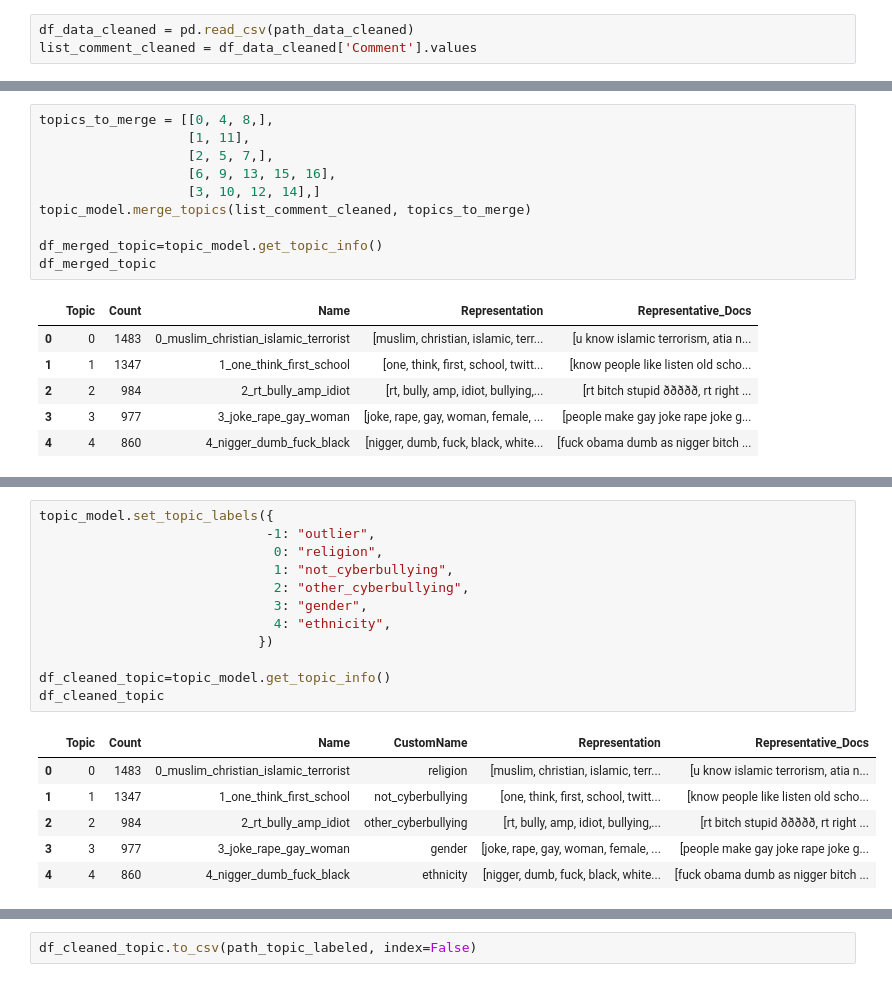
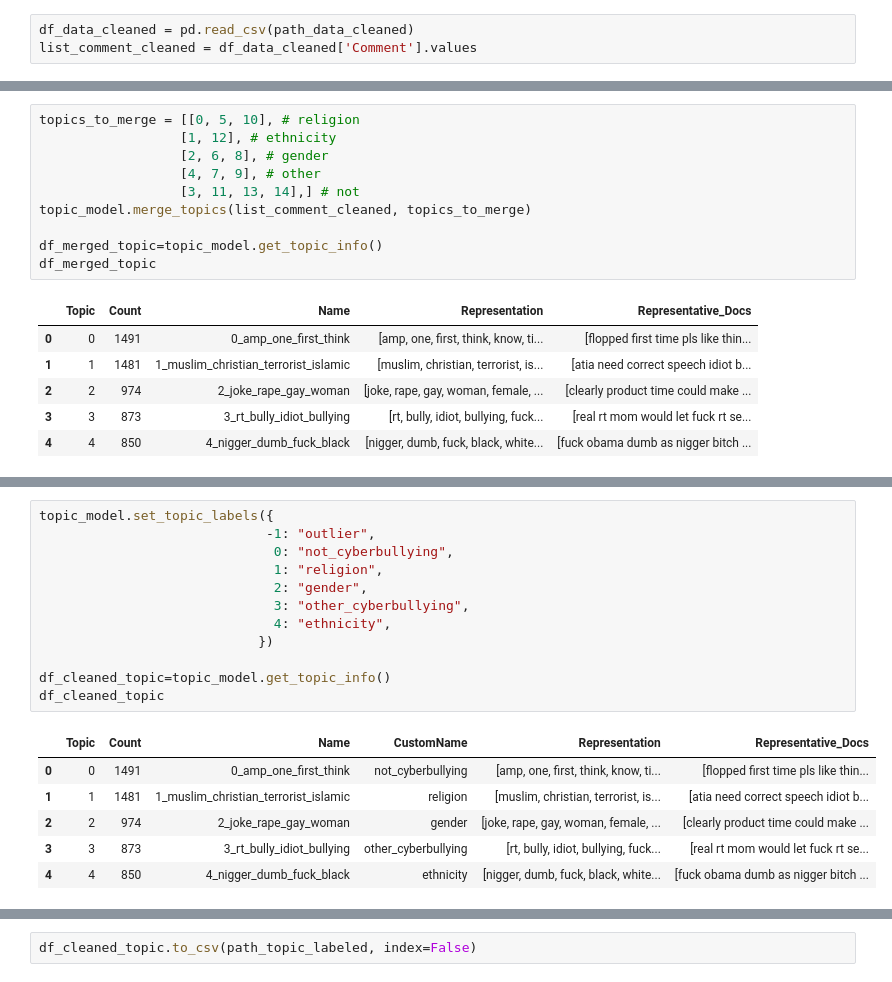
Before and after one commit to FangLee2003/Text-Clustering-Auto-Labeling, a Jupyter notebook: Text Clustering & Auto Labeling.ipynb, the cells around one changed output, grey strips where cells are left out. Saved outputs shown, nothing was run; the diff lists cells and outputs as text.

```diff
--- a/Text Clustering & Auto Labeling.ipynb
+++ b/Text Clustering & Auto Labeling.ipynb
@@ -591,22 +586,22 @@ topic_model.visualize_documents(list_comment_cleaned)
 # %% [output]
 [interactive output not drawn]
 # %%
-topics_to_merge = [[0, 4, 8,],
-                   [1, 11],
-                   [2, 5, 7,],
-                   [6, 9, 13, 15, 16],
-                   [3, 10, 12, 14],]
+topics_to_merge = [[0, 5, 10], # religion
+                  [1, 12], # ethnicity
+                  [2, 6, 8], # gender
+                  [4, 7, 9], # other
+                  [3, 11, 13, 14],] # not
 topic_model.merge_topics(list_comment_cleaned, topics_to_merge)
 
 df_merged_topic=topic_model.get_topic_info()
 df_merged_topic
 # %% [output]
 |  | Topic | Count | Name | Representation | Representative_Docs |
-| 0 | 0 | 1483 | 0_muslim_christian_islamic_terrorist | [muslim, christian, islamic, terr... | [u know islamic terrorism, atia n... |
-| 1 | 1 | 1347 | 1_one_think_first_school | [one, think, first, school, twitt... | [know people like listen old scho... |
-| 2 | 2 | 984 | 2_rt_bully_amp_idiot | [rt, bully, amp, idiot, bullying,... | [rt bitch stupid ððððð, rt right ... |
-| 3 | 3 | 977 | 3_joke_rape_gay_woman | [joke, rape, gay, woman, female, ... | [people make gay joke rape joke g... |
-| 4 | 4 | 860 | 4_nigger_dumb_fuck_black | [nigger, dumb, fuck, black, white... | [fuck obama dumb as nigger bitch ... |
+| 0 | 0 | 1491 | 0_amp_one_first_think | [amp, one, first, think, know, ti... | [flopped first time pls like thin... |
+| 1 | 1 | 1481 | 1_muslim_christian_terrorist_islamic | [muslim, christian, terrorist, is... | [atia need correct speech idiot b... |
+| 2 | 2 | 974 | 2_joke_rape_gay_woman | [joke, rape, gay, woman, female, ... | [clearly product time could make ... |
+| 3 | 3 | 873 | 3_rt_bully_idiot_bullying | [rt, bully, idiot, bullying, fuck... | [real rt mom would let fuck rt se... |
+| 4 | 4 | 850 | 4_nigger_dumb_fuck_black | [nigger, dumb, fuck, black, white... | [fuck obama dumb as nigger bitch ... |
 # %%
 topic_model.visualize_barchart(top_n_topics=8, n_words=5)
 # %% [output]
@@ -614,22 +609,22 @@ topic_model.visualize_barchart(top_n_topics=8, n_words=5)
 # %%
 topic_model.set_topic_labels({
                              -1: "outlier",
-                              0: "religion",
-                              1: "not_cyberbullying",
-                              2: "other_cyberbullying",
-                              3: "gender",
+                              0: "not_cyberbullying",
+                              1: "religion",
+                              2: "gender",
+                              3: "other_cyberbullying",
                               4: "ethnicity",
                             })
 
 df_cleaned_topic=topic_model.get_topic_info()
 df_cleaned_topic
 # %% [output]
 |  | Topic | Count | Name | CustomName | Representation | Representative_Docs |
-| 0 | 0 | 1483 | 0_muslim_christian_islamic_terrorist | religion | [muslim, christian, islamic, terr... | [u know islamic terrorism, atia n... |
-| 1 | 1 | 1347 | 1_one_think_first_school | not_cyberbullying | [one, think, first, school, twitt... | [know people like listen old scho... |
-| 2 | 2 | 984 | 2_rt_bully_amp_idiot | other_cyberbullying | [rt, bully, amp, idiot, bullying,... | [rt bitch stupid ððððð, rt right ... |
-| 3 | 3 | 977 | 3_joke_rape_gay_woman | gender | [joke, rape, gay, woman, female, ... | [people make gay joke rape joke g... |
-| 4 | 4 | 860 | 4_nigger_dumb_fuck_black | ethnicity | [nigger, dumb, fuck, black, white... | [fuck obama dumb as nigger bitch ... |
+| 0 | 0 | 1491 | 0_amp_one_first_think | not_cyberbullying | [amp, one, first, think, know, ti... | [flopped first time pls like thin... |
+| 1 | 1 | 1481 | 1_muslim_christian_terrorist_islamic | religion | [muslim, christian, terrorist, is... | [atia need correct speech idiot b... |
+| 2 | 2 | 974 | 2_joke_rape_gay_woman | gender | [joke, rape, gay, woman, female, ... | [clearly product time could make ... |
+| 3 | 3 | 873 | 3_rt_bully_idiot_bullying | other_cyberbullying | [rt, bully, idiot, bullying, fuck... | [real rt mom would let fuck rt se... |
+| 4 | 4 | 850 | 4_nigger_dumb_fuck_black | ethnicity | [nigger, dumb, fuck, black, white... | [fuck obama dumb as nigger bitch ... |
 # %%
 topic_model.save(path_topic_model, serialization="pickle")
 # %% [output]
```
Also changed, not shown: parts of 31 cells of this notebook, 10 other files.
